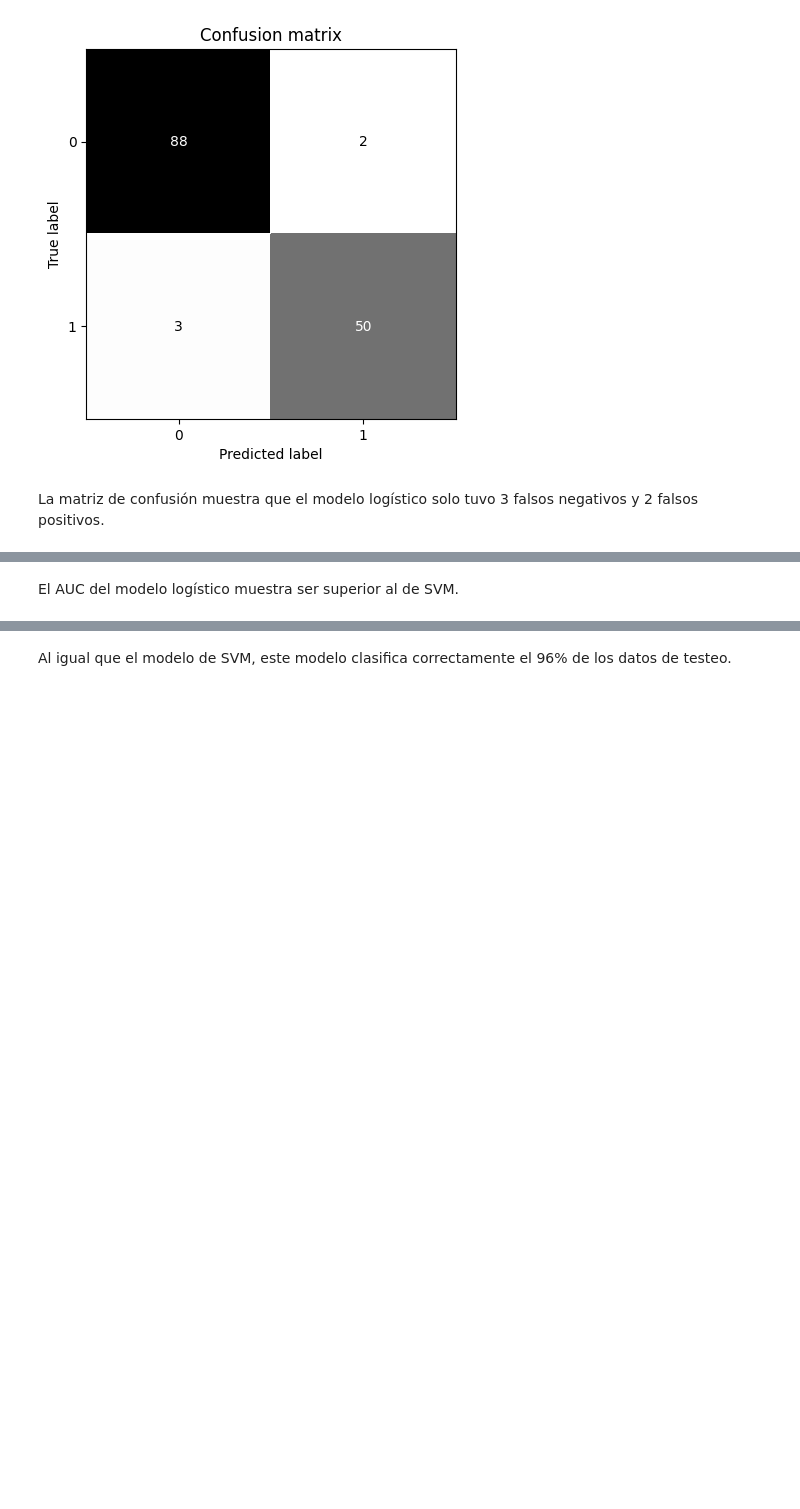
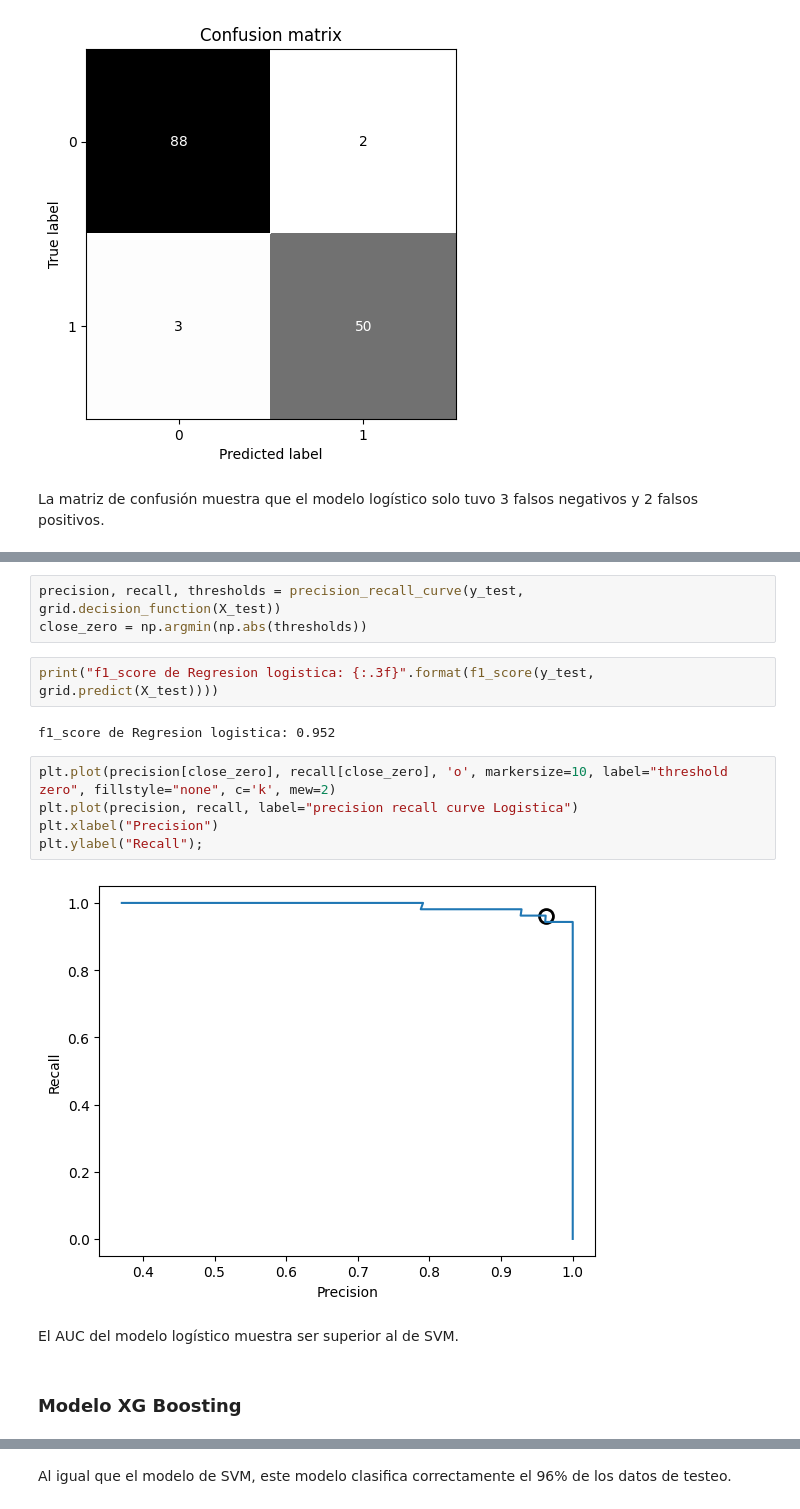
Before and after one commit to cirman/Proyecto_machine_learning, a Jupyter notebook: mynewbook/_build/jupyter_execute/modelamiento.ipynb, the cells around one changed output, grey strips where cells are left out. Drawn from its saved outputs; the diff is of its cells as text; blank space fills up the shorter version.

```diff
--- a/mynewbook/_build/jupyter_execute/modelamiento.ipynb
+++ b/mynewbook/_build/jupyter_execute/modelamiento.ipynb
@@ -149,8 +179,24 @@ fig.update_xaxes(constrain='domain')
 fig.show()
 # %% [output]
 [interactive output not drawn]
+# %%
+precision, recall, thresholds = precision_recall_curve(y_test, grid.decision_function(X_test))
+close_zero = np.argmin(np.abs(thresholds))
+# %%
+print("f1_score de Regresion logistica: {:.3f}".format(f1_score(y_test, grid.predict(X_test))))
+# %% [output]
+f1_score de Regresion logistica: 0.952
+# %%
+plt.plot(precision[close_zero], recall[close_zero], 'o', markersize=10, label="threshold zero", fillstyle="none", c='k', mew=2)
+plt.plot(precision, recall, label="precision recall curve Logistica")
+plt.xlabel("Precision")
+plt.ylabel("Recall");
+# %% [output]
+[figure, added]
 # %% [markdown]
 El AUC del modelo logístico muestra ser superior al de SVM.
+# %% [markdown]
+### Modelo XG Boosting
 # %%
 random.seed(10)
 param_grid = {'Gradient_boosting__n_estimators': [10, 20, 30, 40, 50, 55, 60, 65, 80]}
```
Also changed, not shown: parts of 25 cells of this notebook, 23 other files.
